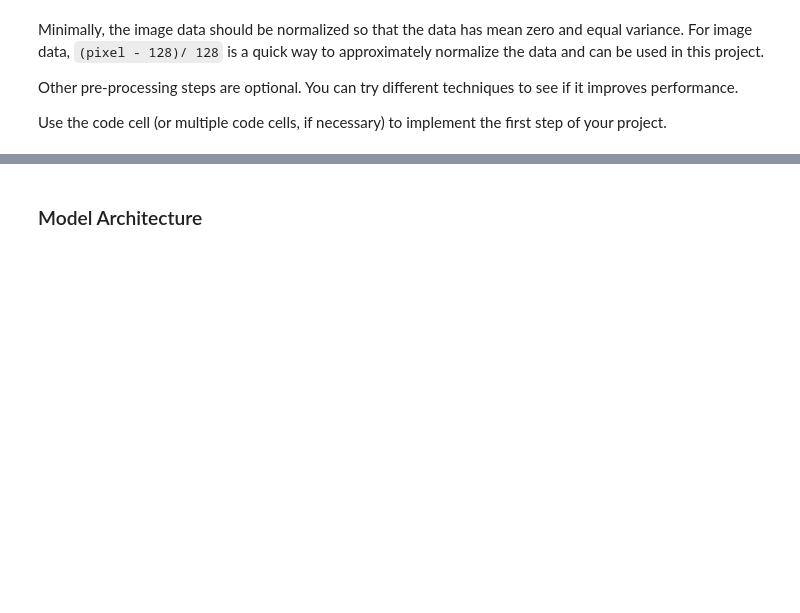
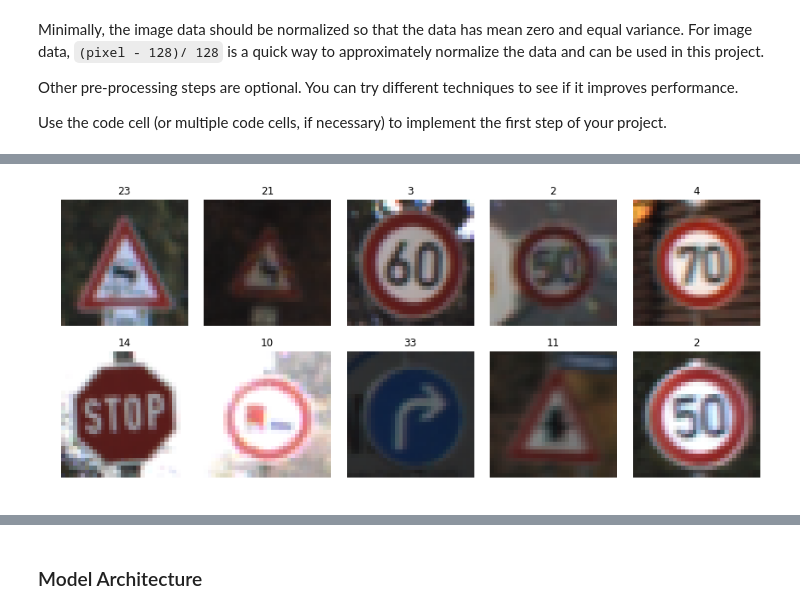
Before and after one commit to BusAI-Self-Driving-Car/Udacity-Self-Driving-Car-Engineer-Nanodegree, a Jupyter notebook: Term1-proj2-Traffic-Sign-Classifier/Traffic_Sign_Classifier.ipynb, the cells around one changed output, grey strips where cells are left out. Saved outputs shown, nothing was run; the diff lists cells and outputs as text; code cells hidden in the pictures; blank space fills up the shorter version.

```diff
--- a/Term1-proj2-Traffic-Sign-Classifier/Traffic_Sign_Classifier.ipynb
+++ b/Term1-proj2-Traffic-Sign-Classifier/Traffic_Sign_Classifier.ipynb
@@ -145,0 +156,80 @@ Use the code cell (or multiple code cells, if necessary) to implement the first
+# %%
+### Preprocess the data here. It is required to normalize the data. Other preprocessing steps could include
+### converting to grayscale, etc.
+### Feel free to use as many code cells as needed.
+import cv2
+from sklearn.utils import shuffle
+
+def visualize_images(X, y, color_map=None):
+    random.seed(8952)
+
+    # show image of 10 random data points
+    fig, axs = plt.subplots(2,5, figsize=(15, 6))
+    fig.subplots_adjust(hspace = .2, wspace=.001)
+    axs = axs.ravel()
+    for i in range(10):
+        index = random.randint(0, len(X))
+
+        if color_map=='gray':
+            image = X[index].squeeze()
+        else:
+            image = X[index]
+
+        axs[i].axis('off')
+        axs[i].imshow(image, color_map)
+        axs[i].set_title(y[index])
+
+def grayscale(img):
+    """Applies the Grayscale transform
+    This will return an image with only one color channel
+    but NOTE: to see the returned image as grayscale
+    (assuming your grayscaled image is called 'gray')
+    you should call plt.imshow(gray, cmap='gray')"""
+    return cv2.cvtColor(img, cv2.COLOR_RGB2GRAY)
+    # Or use BGR2GRAY if you read an image with cv2.imread()
+    # return cv2.cvtColor(img, cv2.COLOR_BGR2GRAY)
+
+def preprocess_images(X, do_rgb2gray=True):
+
+    if do_rgb2gray:
+        print("Image data shape(before grayscaling) =", X.shape)
+        X = np.expand_dims(np.array([grayscale(img) for img in X]), 4)
+
+    # Equalize image intensity histogram (improve image contrast)
+    X = np.array([np.expand_dims(cv2.equalizeHist(np.uint8(img)), 2) for img in X])
+
+    print("Image data shape(after grayscaling) =", X.shape)
+
+    X = np.float32(X)
+
+    # standardize features
+    #X -= 128.
+    X -= np.mean(X, axis=0)
+
+    #X /= 128.
+    X /= (np.std(X, axis=0) + np.finfo('float32').eps)
+    print("Image data shape(after normalization) =", X.shape)
+
+    return X
+
+print("Training data:")
+visualize_images(X_train, y_train)
+X_train = preprocess_images(X_train, do_rgb2gray=True)
+visualize_images(X_train, y_train, color_map='gray')
+print("")
+
+print("Test data:")
+X_test = preprocess_images(X_test, do_rgb2gray=True)
+print("")
+
+print("Validation data:")
+X_valid = preprocess_images(X_valid, do_rgb2gray=True)
+print("")
+
+X_train, y_train = shuffle(X_train, y_train)
+X_test, y_test = shuffle(X_test, y_test)
+X_valid, y_valid = shuffle(X_valid, y_valid)
+
+image_shape = X_train[0].shape
+print("Image data shape(after preproc.) =", image_shape)
+# %% [output]
@@ -145,0 +252 @@ Use the code cell (or multiple code cells, if necessary) to implement the first
+[figure, added]
```
Also changed, not shown: parts of 11 cells of this notebook, 2 other files.
